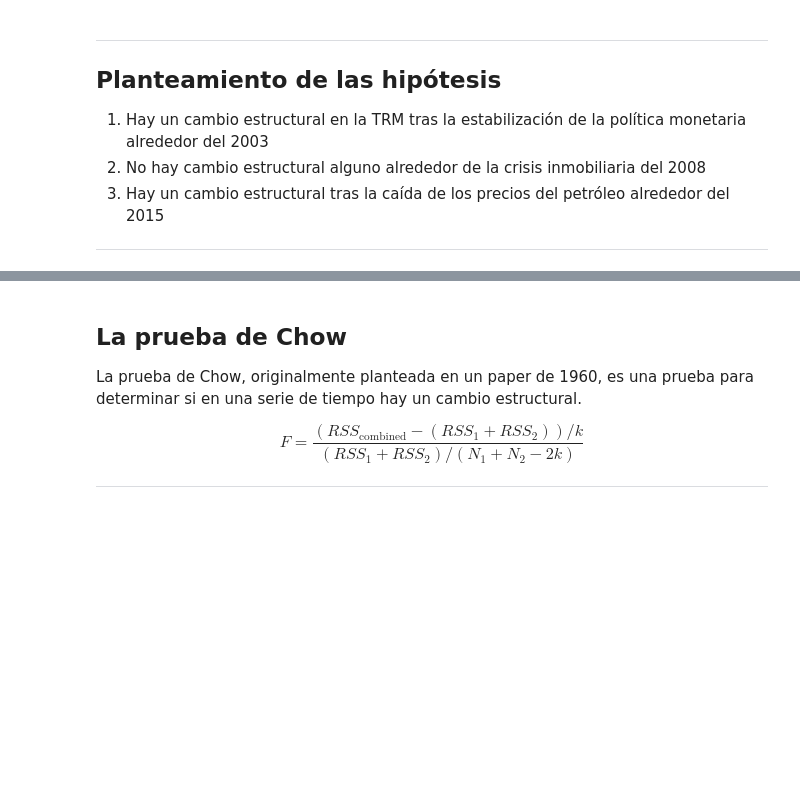
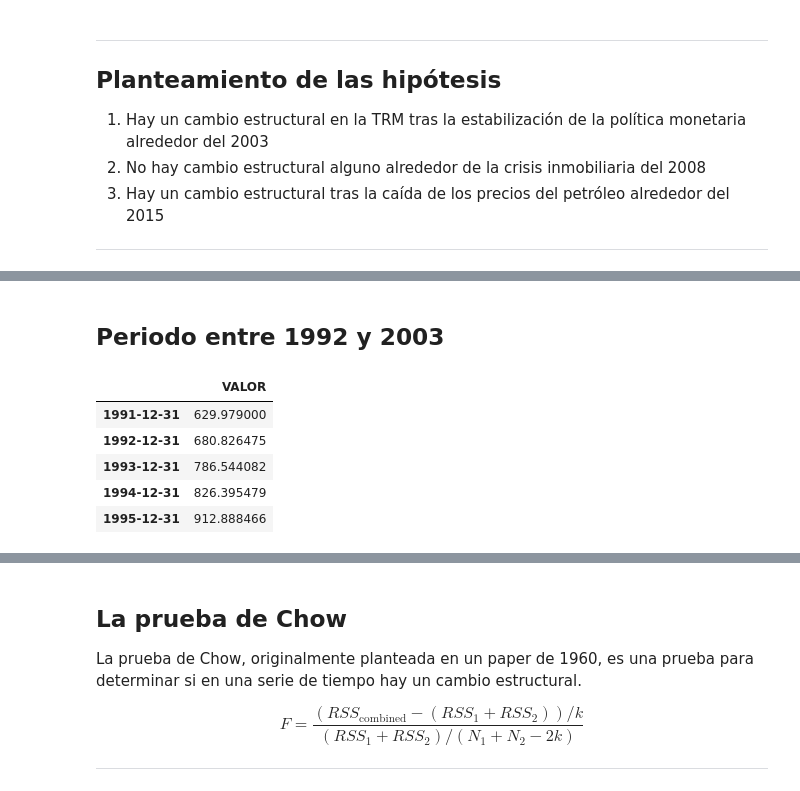
Before and after one commit to sergiolaverde0/fp_sub_IA, a Jupyter notebook: Trabajo_final_JARR_JAJE_SAL.ipynb, the cells around one changed output, grey strips where cells are left out. Saved outputs shown, nothing was run; the diff lists cells and outputs as text; code cells hidden in the pictures; blank space fills up the shorter version.

```diff
--- a/Trabajo_final_JARR_JAJE_SAL.ipynb
+++ b/Trabajo_final_JARR_JAJE_SAL.ipynb
@@ -264,0 +285,16 @@ plt.show();
+# %% [markdown]
+## Periodo entre 1992 y 2003
+# %%
+# remuestreo (resampling) de una serie temporal en un DataFrame, agrupando los datos por año ('Y') y calculando
+# la media de los valores para cada año.
+data_y = data['VALOR'].resample('YE').agg({
+        "VALOR": "mean"
+})
+data_y.head(5)
+# %% [output]
+|  | VALOR |
+| 1991-12-31 | 629.979000 |
+| 1992-12-31 | 680.826475 |
+| 1993-12-31 | 786.544082 |
+| 1994-12-31 | 826.395479 |
+| 1995-12-31 | 912.888466 |
```
Also changed, not shown: parts of 12 cells of this notebook.
